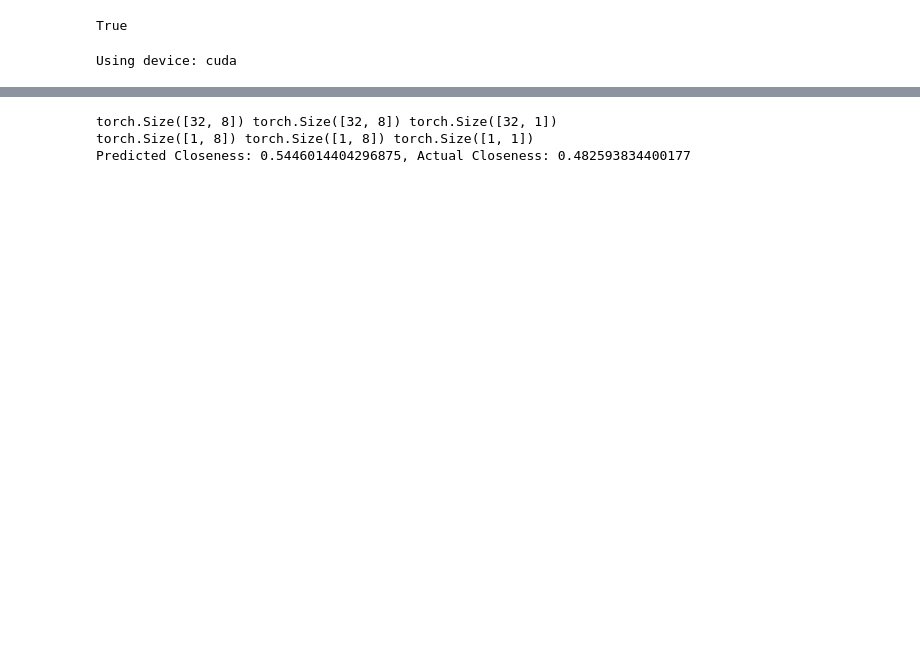
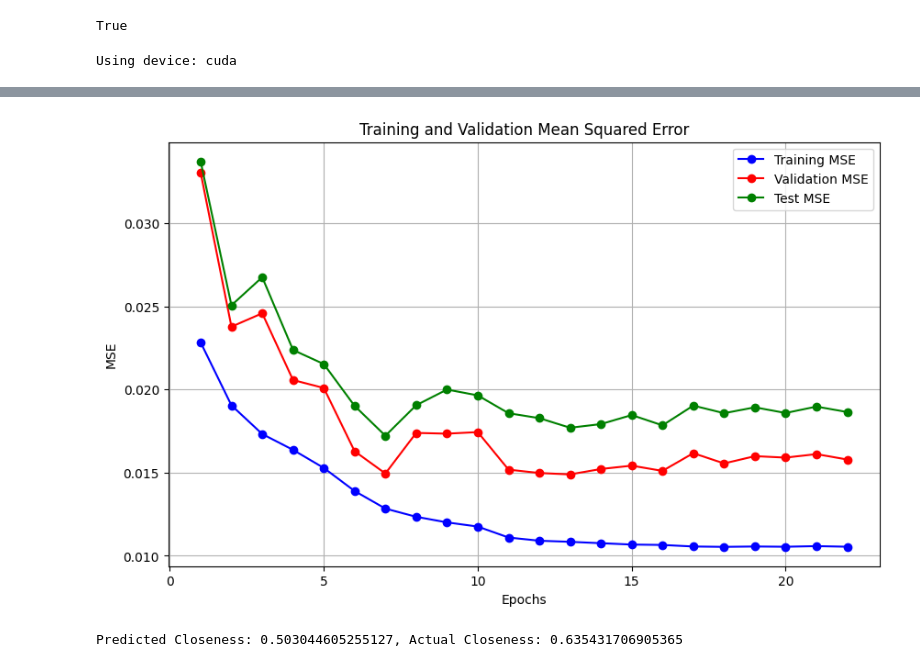
Before and after one commit to Flyingfish812/PIE2024STMicro, a Jupyter notebook: notebook/DL-Siames.ipynb, the cells around one changed output, grey strips where cells are left out. Cells and saved outputs as stored; diff of their text form; code cells hidden in the pictures; blank space fills up the shorter version.

```diff
--- a/notebook/DL-Siames.ipynb
+++ b/notebook/DL-Siames.ipynb
@@ -249,0 +356,2 @@ tensor([[0.4962]])
+# %%
+batch_size = 32
@@ -279,24 +606,11 @@ from tqdm import tqdm
 # Initialize the model, loss function and optimizer
 input_dim = len(columns_1)  # Assuming both vectors have the same number of features
 model = SiameseNetwork(input_dim).to(device)
+model.apply(init_weights)
 criterion = nn.MSELoss().to(device)
 optimizer = optim.Adam(model.parameters(), lr=0.001)
+scheduler = optim.lr_scheduler.ReduceLROnPlateau(optimizer, mode='min',
+                                                 factor=0.1, patience=2,
+                                                 verbose=True)
 
 # Training loop
-num_epochs = 10
-for epoch in range(num_epochs):
-    model.train()
-    running_loss = 0.0
-    print(epoch)
-    for vec1, vec2, target in tqdm(dataloader):
-        vec1, vec2, target = vec1.to(device), vec2.to(device), target.to(device)
-        optimizer.zero_grad()
-        output = model(vec1, vec2)
-        loss = criterion(output, target)
-        loss.backward()
-        optimizer.step()
-        running_loss += loss.item()
-        # print(loss.item())
-    print(f"Epoch [{epoch+1}/{num_epochs}], Loss: {running_loss/len(dataloader):.4f}")
-
-# Example of using the model for prediction
@@ -325,17 +692,41 @@ RuntimeError: Expected all tensors to be on the same device, but found at least
+# %%
+train_hist= []
+valid_hist = []
+test_hist = []
+# %%
+
+
+train_hist.extend(train_mse_history)
+
+valid_hist.extend(val_mse_history)
+test_hist.extend(test_mse_history)
+epochs = range(1,len(train_hist)+1)
+plt.figure(figsize=(10, 6))
+plt.plot(epochs, train_hist, 'bo-', label='Training MSE')
+plt.plot(epochs, valid_hist, 'ro-', label='Validation MSE')
+plt.plot(epochs, test_hist, 'go-', label='Test MSE')
+plt.title('Training and Validation Mean Squared Error')
+plt.xlabel('Epochs')
+plt.ylabel('MSE')
+plt.legend()
+plt.grid(True)
+plt.show()
+# %% [output]
+[figure, added]
 # %%
 model.eval()
 with torch.no_grad():
-    vec1, vec2, target = next(iter(dataloader))
+    vec1, vec2, target = dataloader_test.dataset[2222]
+
+
     # print(vec1.size(),vec2.size(),target.size())
-    vec1 , vec2 ,target = vec1[0,:].unsqueeze(0), vec2[0,:].unsqueeze(0), target[0].unsqueeze(0)
+    vec1 , vec2 ,target = vec1.unsqueeze(0), vec2.unsqueeze(0), target.unsqueeze(0)
     # print(vec1.size(),vec2.size(),target.size())
     vec1, vec2, target = vec1.to(device), vec2.to(device), target.to(device)
     prediction = model(vec1, vec2)
     print(f"Predicted Closeness: {prediction.item()}, Actual Closeness: {target.item()}")
 # %% [output]
-torch.Size([32, 8]) torch.Size([32, 8]) torch.Size([32, 1])
-torch.Size([1, 8]) torch.Size([1, 8]) torch.Size([1, 1])
-Predicted Closeness: 0.5446014404296875, Actual Closeness: 0.482593834400177
+Predicted Closeness: 0.503044605255127, Actual Closeness: 0.635431706905365
 # %%
 torch.save(model.state_dict(), 'model_siamese.pth')
 # %%
```
Also changed, not shown: parts of 38 cells of this notebook, 5 other files.
